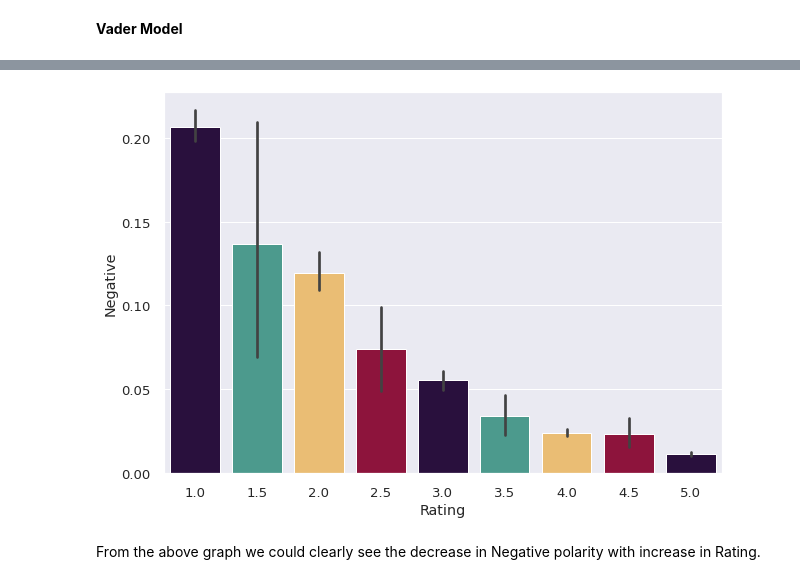
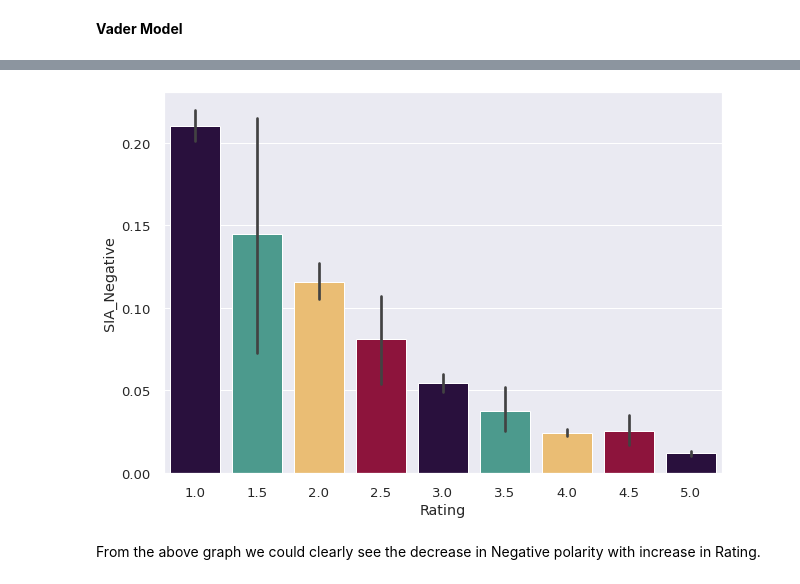
Before and after one commit to SethupathyM/Unsupervised_ML_Clustering_and_Sentiment_Analysis_Zomato_Restaurant, a Jupyter notebook: Zomato_Restaurant_Clustering_and_Sentiment_Analysis_.ipynb, the cells around one changed output, grey strips where cells are left out. Cells and saved outputs as stored; diff of their text form; code cells hidden in the pictures.

```diff
--- a/Zomato_Restaurant_Clustering_and_Sentiment_Analysis_.ipynb
+++ b/Zomato_Restaurant_Clustering_and_Sentiment_Analysis_.ipynb
@@ -1245,8 +1241,8 @@ def barplotpolarity(x,y,palette):
 # %%
 # Neagtive Polarity
-barplotpolarity('Rating','Negative',['#2A0944','#3FA796','#FEC260','#A10035'])
+barplotpolarity('Rating','SIA_Negative',['#2A0944','#3FA796','#FEC260','#A10035'])
 # %% [output]
-[figure, old version]
+[figure, new version]
 # %% [markdown]
 From the above graph we could clearly see the decrease in Negative polarity with increase in Rating.
 # %%
```
Also changed, not shown: parts of 27 cells of this notebook.
